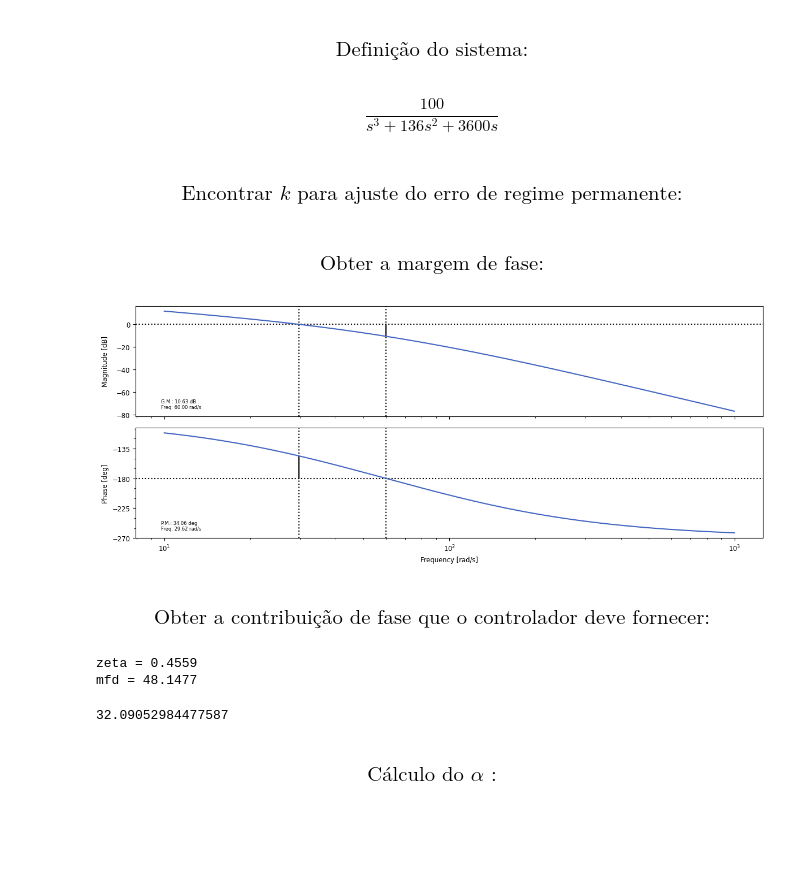
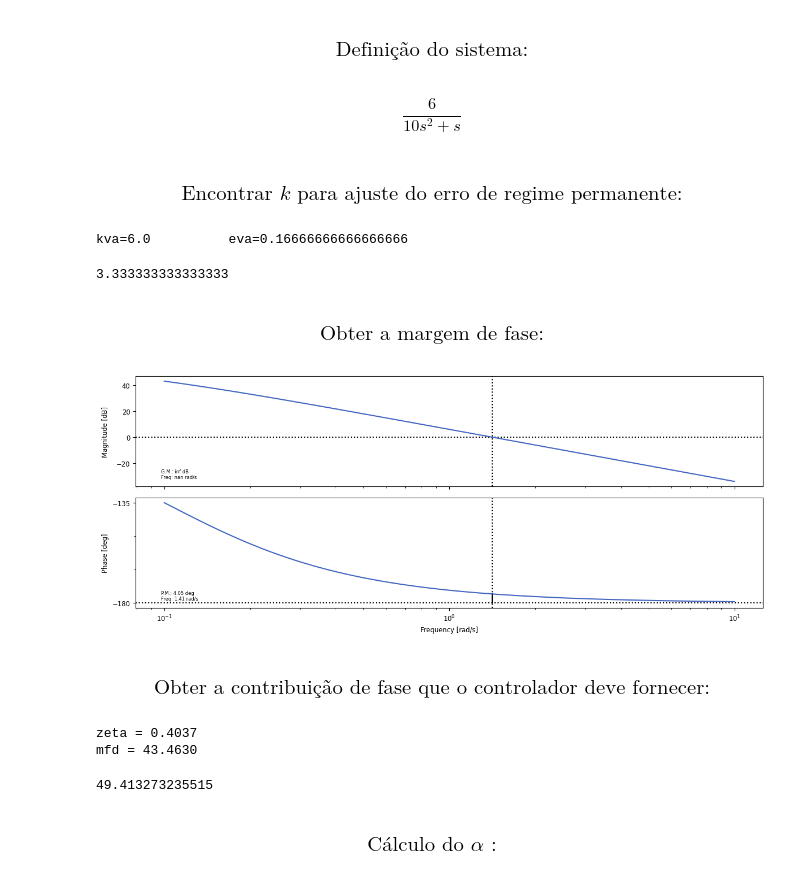
Before and after one commit to ErickNMA/TC, a Jupyter notebook: proj_freq.ipynb, the cells around one changed output. Drawn from its saved outputs; the diff is of its cells as text; code cells hidden in the pictures; blank space fills up the shorter version.

```diff
--- a/proj_freq.ipynb
+++ b/proj_freq.ipynb
@@ -19,10 +19,10 @@ plt.rcParams['figure.figsize'] = (12, 5)
 # %%
 s = ct.tf('s')
 
-G = ((100/(s+100))*(1/(s+36))*(1/s))
+G = (6/(s*((10*s)+1)))
 
 G
 # %% [output]
-$$\frac{100}{s^3 + 136 s^2 + 3600 s}$$
+$$\frac{6}{10 s^2 + s}$$
 # %% [markdown]
 ### $$\text{Encontrar } k \text{ para ajuste do erro de regime permanente:}$$
@@ -31,15 +29,32 @@ k = 1440
+# %%
+#Cálculo do erro sem compensação:
+kva = ct.dcgain(ct.minreal(s*G, verbose=False))
+eva = 1/kva
+print(f'kva={kva} \t', f'eva={eva}')
+
+#Erro desejado:
+evd = 0.05
+
+#Cálculo do ganho que ajusta para esse erro:
+k = (eva/evd)
+
+k
+# %% [output]
+kva=6.0          eva=0.16666666666666666
+3.333333333333333
 # %% [markdown]
 ### $$\text{Obter a margem de fase:}$$
 # %%
-_ = ct.bode_plot(ct.frequency_response(k*G), sharex=True, dB=True, display_margins='overlay', title='')
+lims = [1e-1, 1e1]
+_ = ct.bode_plot(ct.frequency_response(k*G, omega_limits=lims), sharex=True, dB=True, display_margins='overlay', title='')
 mf = ct.margin(k*G)[1]
 # %% [output]
-[figure, old version]
+[figure, new version]
 # %% [markdown]
 ### $$\text{Obter a contribuição de fase que o controlador deve fornecer:}$$
 # %%
 #Cálculo da margem de fase desejada via amortecimento ou overshoot:
-os = 0.2
+os = 0.25
 zeta = (-np.log(os)/np.sqrt((np.pi**2)+(np.log(os)**2)))
 print(f'zeta = {zeta:.4f}')
 mfd = np.degrees(np.arctan((2*zeta)/np.sqrt((-2*(zeta**2))+np.sqrt(1+(4*(zeta**4))))))
@@ -49,16 +64,16 @@ print(f'mfd = {mfd:.4f}')
 #mfd = 48
 
 #Folga de fase:
-folga = 18
+folga = 10
 
 #Contribuição de fase:
 phi = mfd - mf + folga
 
 phi
 # %% [output]
-zeta = 0.4559
-mfd = 48.1477
+zeta = 0.4037
+mfd = 43.4630
-32.09052984477587
+49.413273235515
 # %% [markdown]
 ### $$\text{Cálculo do } \alpha \text{ :}$$
 # %%
```
Also changed, not shown: parts of 11 cells of this notebook.
